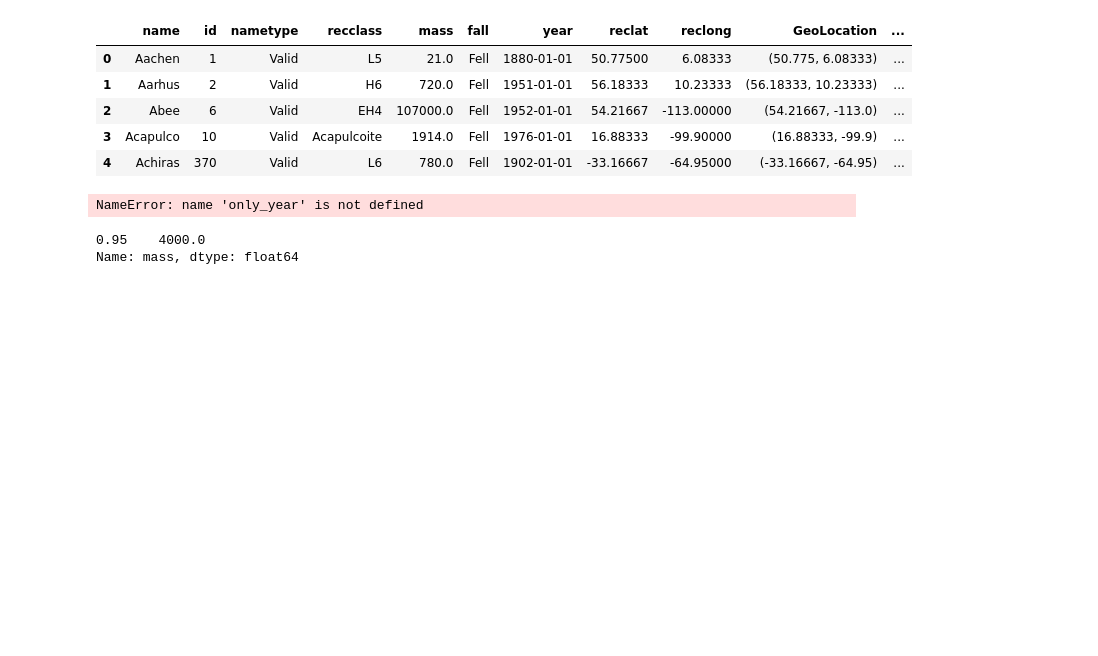
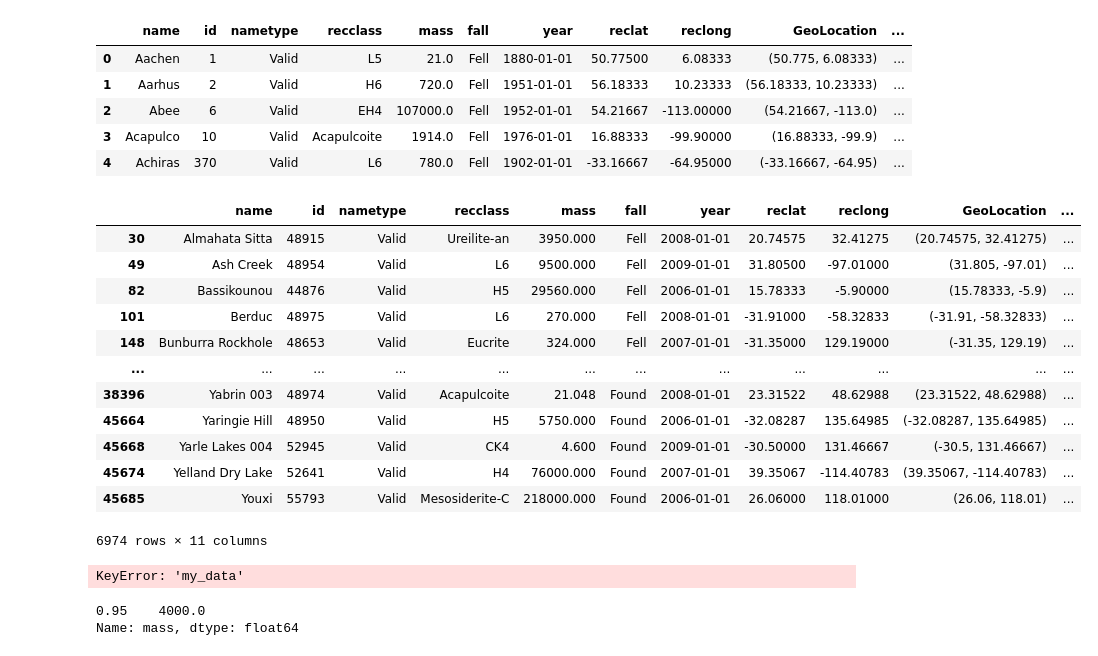
Before and after one commit to ugnevaisvilaite/She-Goes-Tech22, a Jupyter notebook: day_17/workbook.ipynb, the cells around one changed output. Saved outputs shown, nothing was run; the diff lists cells and outputs as text; code cells hidden in the pictures; blank space fills up the shorter version.

```diff
--- a/day_17/workbook.ipynb
+++ b/day_17/workbook.ipynb
@@ -210,10 +197,27 @@ meteorites.head()
 | 3 | Acapulco | 10 | Valid | Acapulcoite | 1914.0 | Fell | 1976-01-01 | 16.88333 | -99.90000 | (16.88333, -99.9) | ... |
 | 4 | Achiras | 370 | Valid | L6 | 780.0 | Fell | 1902-01-01 | -33.16667 | -64.95000 | (-33.16667, -64.95) | ... |
 # %%
-fell_data = meteorites.query("fall == 'Fell'" & (only_year.loc[2005:2009]))
-fell_data
+my_data = meteorites[(meteorites['only_year'] >= 2005) & (meteorites['only_year'] <= 2009)]
+my_data
 # %% [output]
+|  | name | id | nametype | recclass | mass | fall | year | reclat | reclong | GeoLocation | ... |
+| 30 | Almahata Sitta | 48915 | Valid | Ureilite-an | 3950.000 | Fell | 2008-01-01 | 20.74575 | 32.41275 | (20.74575, 32.41275) | ... |
+| 49 | Ash Creek | 48954 | Valid | L6 | 9500.000 | Fell | 2009-01-01 | 31.80500 | -97.01000 | (31.805, -97.01) | ... |
+| 82 | Bassikounou | 44876 | Valid | H5 | 29560.000 | Fell | 2006-01-01 | 15.78333 | -5.90000 | (15.78333, -5.9) | ... |
+| 101 | Berduc | 48975 | Valid | L6 | 270.000 | Fell | 2008-01-01 | -31.91000 | -58.32833 | (-31.91, -58.32833) | ... |
+| 148 | Bunburra Rockhole | 48653 | Valid | Eucrite | 324.000 | Fell | 2007-01-01 | -31.35000 | 129.19000 | (-31.35, 129.19) | ... |
+| ... | ... | ... | ... | ... | ... | ... | ... | ... | ... | ... | ... |
+| 38396 | Yabrin 003 | 48974 | Valid | Acapulcoite | 21.048 | Found | 2008-01-01 | 23.31522 | 48.62988 | (23.31522, 48.62988) | ... |
+| 45664 | Yaringie Hill | 48950 | Valid | H5 | 5750.000 | Found | 2006-01-01 | -32.08287 | 135.64985 | (-32.08287, 135.64985) | ... |
+| 45668 | Yarle Lakes 004 | 52945 | Valid | CK4 | 4.600 | Found | 2009-01-01 | -30.50000 | 131.46667 | (-30.5, 131.46667) | ... |
+| 45674 | Yelland Dry Lake | 52641 | Valid | H4 | 76000.000 | Found | 2007-01-01 | 39.35067 | -114.40783 | (39.35067, -114.40783) | ... |
+| 45685 | Youxi | 55793 | Valid | Mesosiderite-C | 218000.000 | Found | 2006-01-01 | 26.06000 | 118.01000 | (26.06, 118.01) | ... |
-NameError: name 'only_year' is not defined
+6974 rows × 11 columns
+# %%
+
+pd.pivot(data = my_data, index = "only_year", columns=["mass","fall"], values = 'my_data')
+# %% [output]
+KeyError: 'my_data'
 # %%
 meteorites['mass'].quantile([0.95])
 # %% [output]
```
Also changed, not shown: parts of 3 cells of this notebook.
